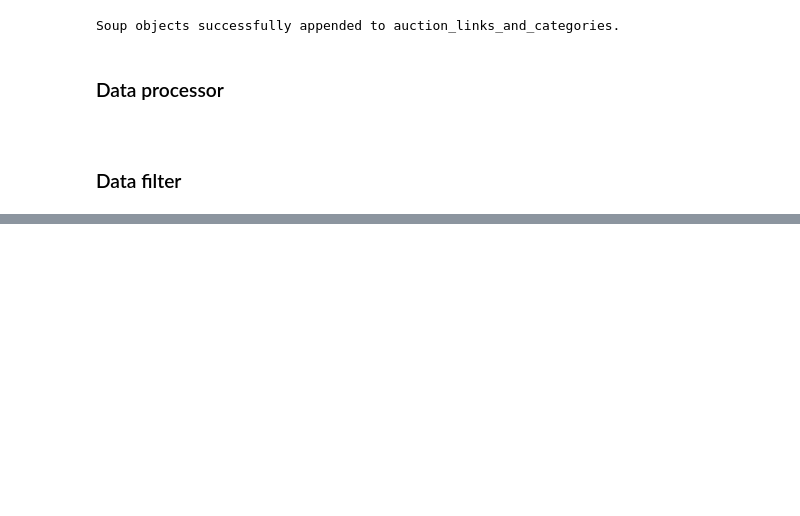
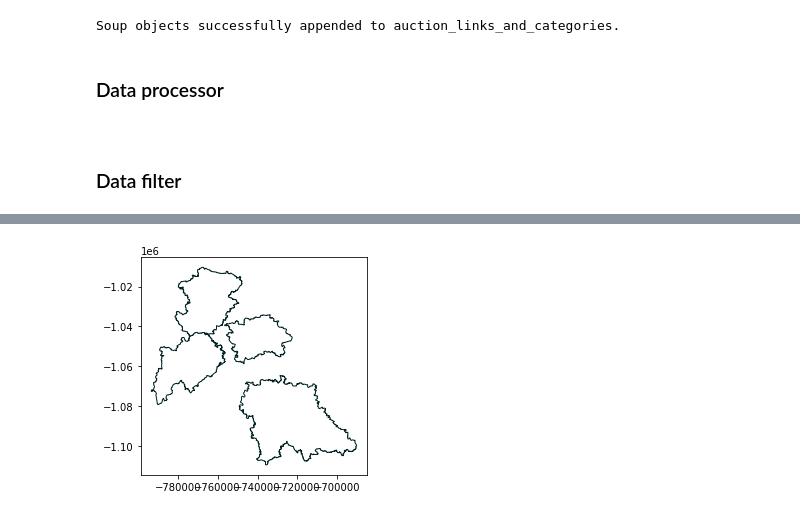
Before and after one commit to kubablack/auctions_project_Galle_Cerny, a Jupyter notebook: auctions.ipynb, the cells around one changed output, grey strips where cells are left out. Saved outputs shown, nothing was run; the diff lists cells and outputs as text; code cells hidden in the pictures; blank space fills up the shorter version.

```diff
--- a/auctions.ipynb
+++ b/auctions.ipynb
@@ -217,0 +225,12 @@ HBox(children=(Dropdown(description='Region:', options=('All', 'Hlavní město P
+# %%
+sf=shapefile.Reader('districts')
+# %%
+fig = plt.figure()
+ax = fig.gca()
+for i in range(0,4):
+    poly=sf.shape(i).__geo_interface__
+    ax.add_patch(PolygonPatch(poly, fc='#ffffff', ec='#002222', alpha=1, zorder=2 ))
+ax.axis('scaled')
+plt.show()
+# %% [output]
+[figure, added]
```
Also changed, not shown: parts of 3 cells of this notebook.
